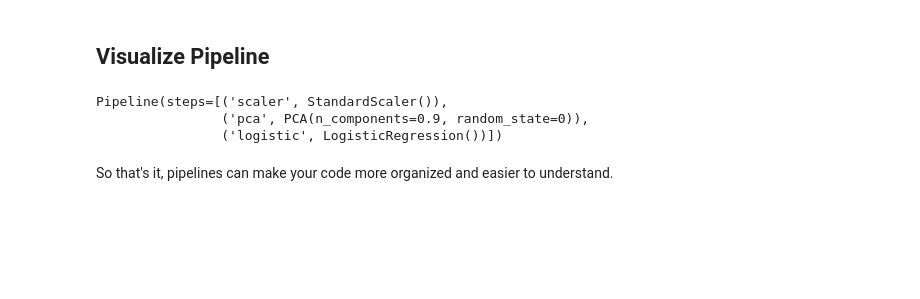
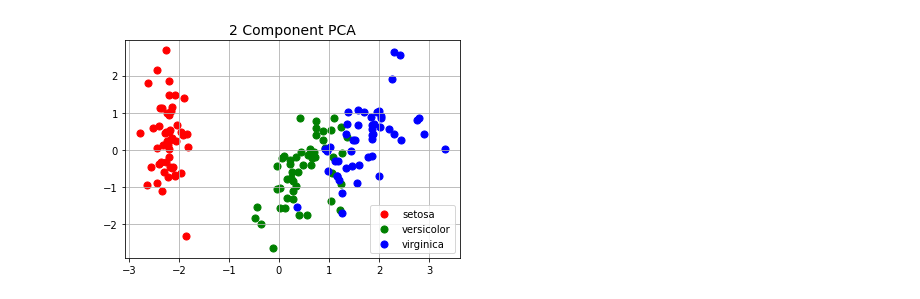
Before and after one commit to abphilip-resources/PY-Lib-2, a Jupyter notebook: Scikit/6.ipynb, the cells around one changed output. Cells and saved outputs as stored; diff of their text form; code cells hidden in the pictures; blank space fills up the shorter version.

```diff
--- a/Scikit/6.ipynb
+++ b/Scikit/6.ipynb
@@ -63,17 +20,0 @@ finalDf = pd.concat([principalDf, df[['target']]], axis = 1)
-# %%
-fig, ax = plt.subplots(nrows = 1, ncols = 1, figsize = (8,8));
-targets = df.loc[:, 'target'].unique()
-colors = ['r', 'g', 'b']
-
-for target, color in zip(targets,colors):
-    indicesToKeep = finalDf['target'] == target
-    ax.scatter(finalDf.loc[indicesToKeep, 'principal component 1']
-               , finalDf.loc[indicesToKeep, 'principal component 2']
-               , c = color
-               , s = 50)
-
-ax.set_xlabel('Principal Component 1', fontsize = 15)
-ax.set_ylabel('Principal Component 2', fontsize = 15)
-ax.set_title('2 Component PCA', fontsize = 20)
-ax.legend(targets)
-ax.grid()
@@ -130,2 +20,0 @@ For convenience, I have arranged the data into csv file.
-# %%
-df = pd.read_csv('data/MNISTonly0_1.csv')
@@ -275,2 +20,0 @@ For convenience, I have arranged the data into csv file.
-# %%
-df = pd.read_csv('data/MNISTonly0_1.csv')
@@ -331,13 +20,0 @@ print(pipe.score(X_test, y_test))
-# %% [markdown]
-## Visualize Pipeline
-# %%
-from sklearn import set_config
-
-set_config(display='diagram')
-pipe
-# %% [output]
-Pipeline(steps=[('scaler', StandardScaler()),
-                ('pca', PCA(n_components=0.9, random_state=0)),
-                ('logistic', LogisticRegression())])
-# %% [markdown]
-So that's it, pipelines can make your code more organized and easier to understand.
@@ -343,0 +28,22 @@ So that's it, pipelines can make your code more organized and easier to understa
+# %%
+pca = PCA(n_components=2)
+principalComponents = pca.fit_transform(x)
+principalDf = pd.DataFrame(data = principalComponents,
+              columns = ['principal component 1', 'principal component 2'])
+# %%
+finalDf = pd.concat([principalDf, df[['target']]], axis = 1)
+fig, ax = plt.subplots(nrows = 1, ncols = 1, figsize = (6,4));
+targets = df.loc[:, 'target'].unique()
+colors = ['r', 'g', 'b']
+
+for target, color in zip(targets,colors):
+    indicesToKeep = finalDf['target'] == target
+    ax.scatter(finalDf.loc[indicesToKeep, 'principal component 1'],
+               finalDf.loc[indicesToKeep, 'principal component 2'],
+               c = color, s = 50)
+
+ax.set_title('2 Component PCA', fontsize = 14)
+ax.legend(targets)
+ax.grid()
+# %% [output]
+[figure, added]
```
Also changed, not shown: parts of 59 cells of this notebook, 4 other files.
